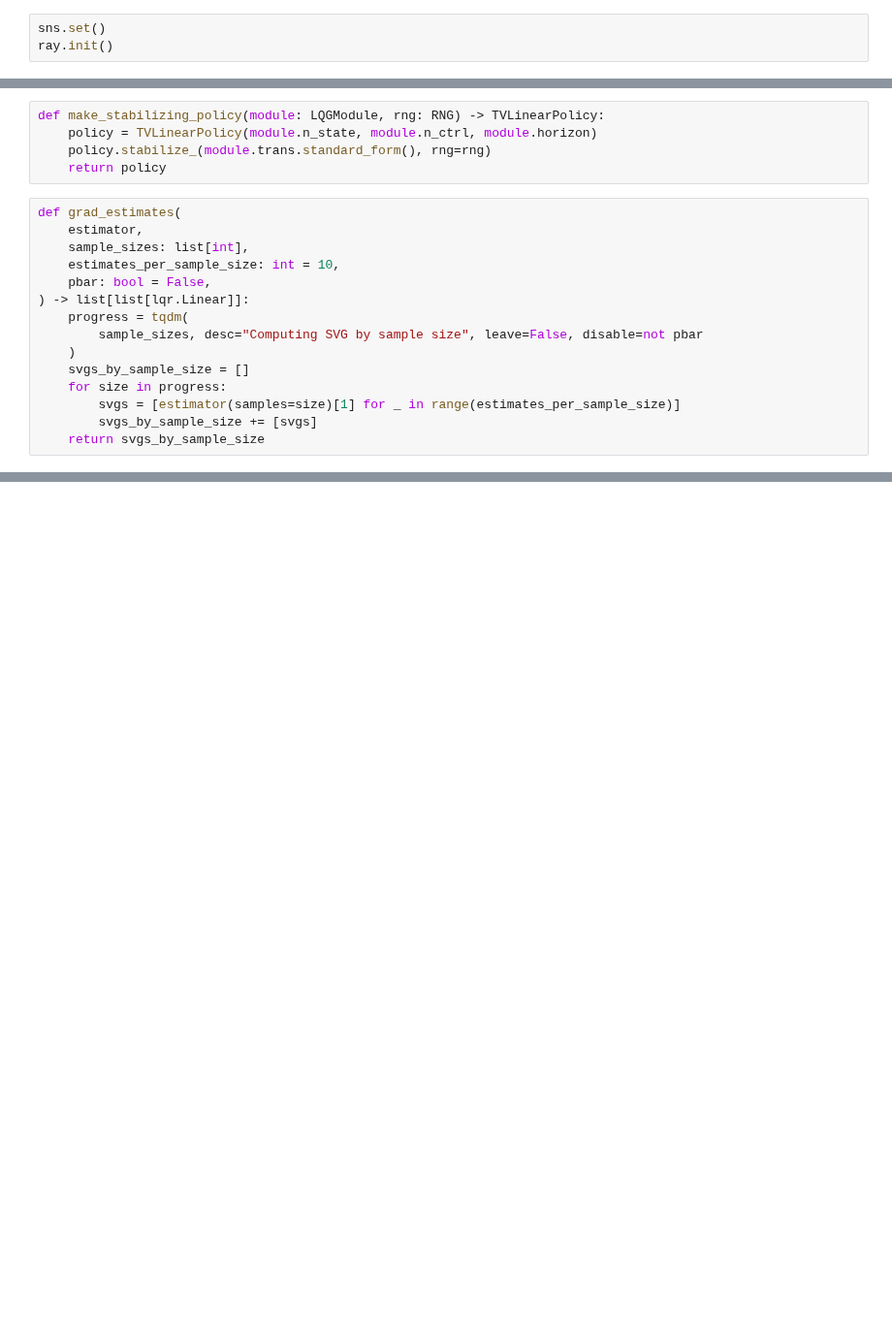
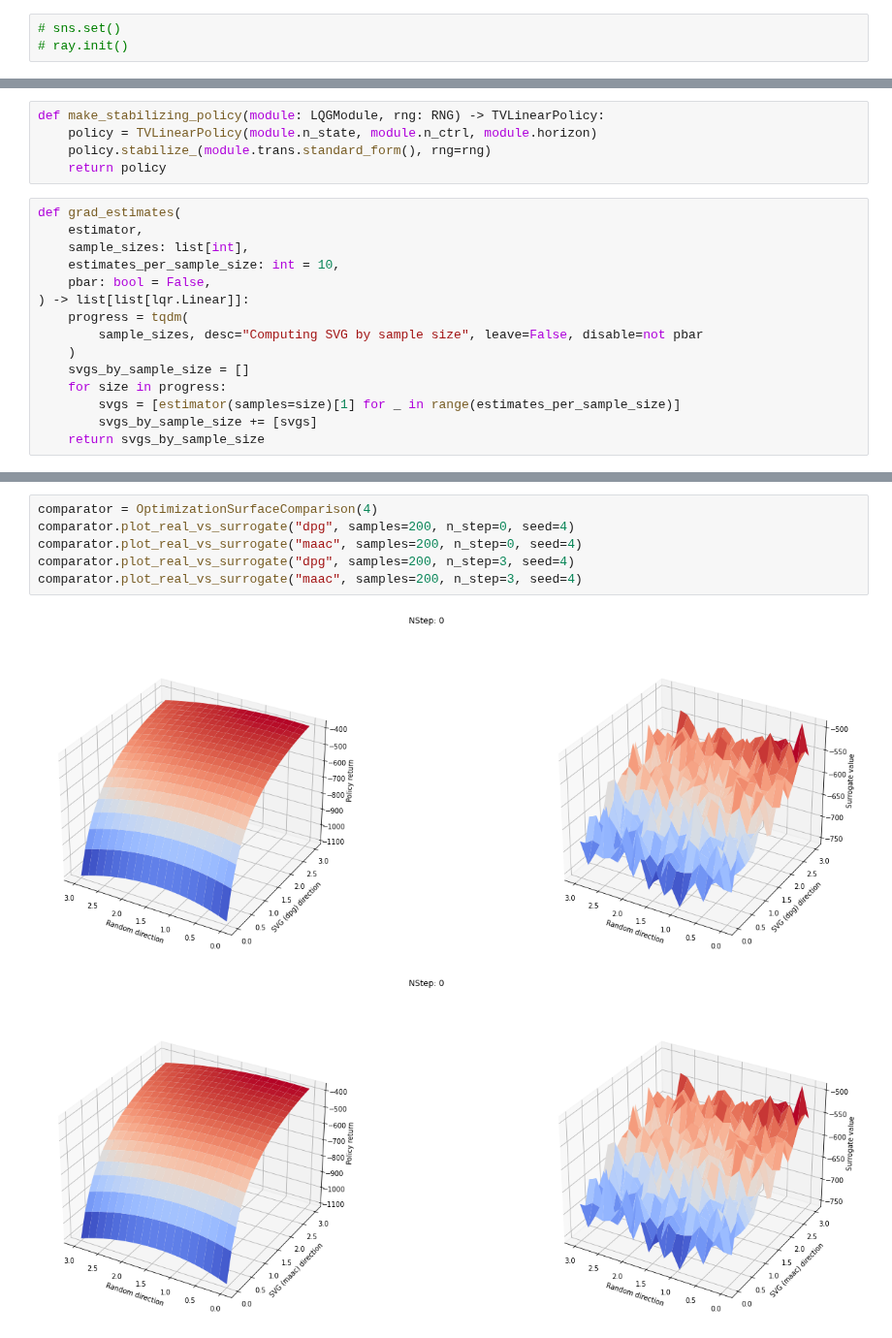
Before and after one commit to 0xangelo/LQSVG, a Jupyter notebook: experiments/k-step_svg.ipynb, the cells around one changed output, grey strips where cells are left out. Shown at 97% size. Drawn from its saved outputs; the diff is of its cells as text; blank space fills up the shorter version.

Commit message:
chore(experiments): update monte_carlo_quality and k-step_svg
Signed-off-by: Ângelo Lovatto <angelolovatto@gmail.com>

```diff
--- a/experiments/k-step_svg.ipynb
+++ b/experiments/k-step_svg.ipynb
@@ -30,7 +33,7 @@ from lqsvg.policy.modules import TVLinearPolicy
 from tqdm.auto import tqdm, trange
 # %%
-sns.set()
-ray.init()
+# sns.set()
+# ray.init()
 # %%
 def make_generator(seed: int) -> LQGGenerator:
     return LQGGenerator(
@@ -156,0 +286,9 @@ class EstimatorComparison:
+# %%
+comparator = OptimizationSurfaceComparison(4)
+comparator.plot_real_vs_surrogate("dpg", samples=200, n_step=0, seed=4)
+comparator.plot_real_vs_surrogate("maac", samples=200, n_step=0, seed=4)
+comparator.plot_real_vs_surrogate("dpg", samples=200, n_step=3, seed=4)
+comparator.plot_real_vs_surrogate("maac", samples=200, n_step=3, seed=4)
+# %% [output]
+[figure, added]
+[figure, added]
```
Also changed, not shown: parts of 13 cells of this notebook, 1 other file.
